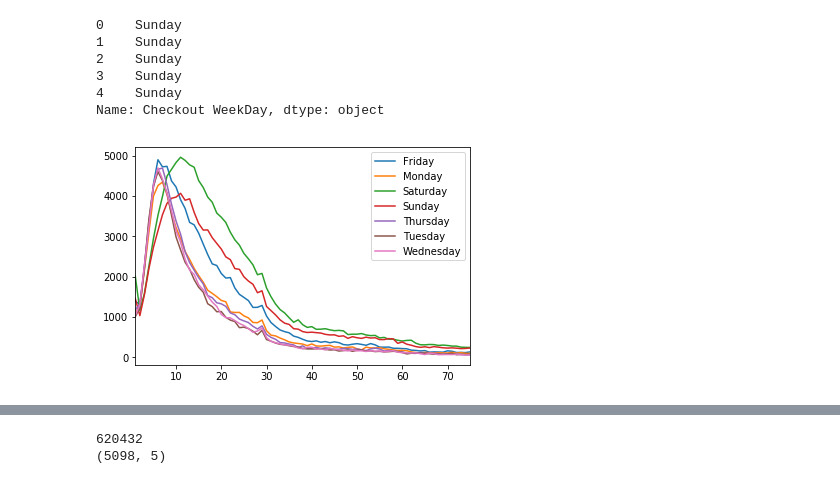
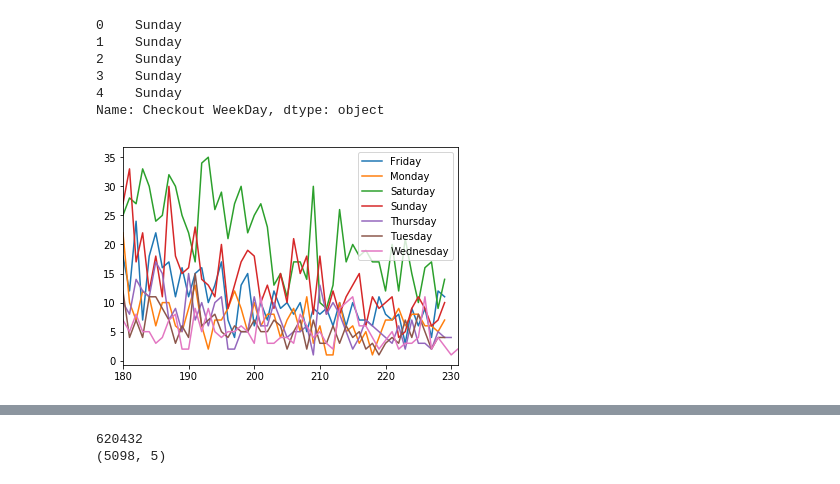
Before and after one commit to danny305/Austin-bike-project, a Jupyter notebook: danny_data_exploration.ipynb, the cells around one changed output, grey strips where cells are left out. Drawn from its saved outputs; the diff is of its cells as text; code cells hidden in the pictures.

```diff
--- a/danny_data_exploration.ipynb
+++ b/danny_data_exploration.ipynb
@@ -88,0 +86,32 @@ cycle_trips_df.shape
+# %%
+# all cycle df variants are initiated here and then added to the all list below
+
+cycle_df = cycle_df[
+    cycle_df['Checkout Date'].between('2013-12-21',
+                                            '2017-07-31',
+                                            inclusive=True)
+]
+
+cycle_df_no_0_2 = cycle_df.drop(cycle_df[
+    cycle_df['Trip Duration Minutes'].isin([0,1,2])].index)
+
+cycle_df_only_0_2 = cycle_df.drop(cycle_df[
+    cycle_df['Trip Duration Minutes'] > 2].index)
+
+cycle_df_less_75_min =  cycle_df.drop(cycle_df[
+    cycle_df['Trip Duration Minutes'] > 75].index)
+
+cycle_df_longer_75_min =  cycle_df.drop(cycle_df[
+    cycle_df['Trip Duration Minutes'] < 75].index)
+
+
+
+all_cycle_df = [cycle_df,
+                cycle_df_no_0_2,cycle_df_only_0_2,
+                cycle_df_less_75_min, cycle_df_longer_75_min,
+               ]
+
+
+for df in all_cycle_df:
+    print(df.shape)
+#cycle_trips_df[cycle_trips_df['Trip ID'] == 16553021]
@@ -139,13 +214,15 @@ cycle_trips_df['Checkout WeekDay'].head()
 4    Sunday
 Name: Checkout WeekDay, dtype: object
 # %%
-cycle_weekdays = cycle_trips_df.groupby('Checkout WeekDay')
-cycle_months   = cycle_trips_df.groupby('Month')
-cycle_checkout = cycle_trips_df.groupby('Checkout Kiosk')
-cycle_return  = cycle_trips_df.groupby('Return Kiosk')
+df = all_cycle_df[4]
+
+cycle_weekdays = df.groupby('Checkout WeekDay')
+cycle_months   = df.groupby('Month')
+cycle_checkout = df.groupby('Checkout Kiosk')
+cycle_return   = df.groupby('Return Kiosk')
 # %%
 for name,group in cycle_weekdays:
     group['Trip Duration Minutes'].value_counts().sort_index()\
-    .head(75).plot(legend=True,label=name)
+    .head(50).plot(legend=True,label=name)
 # %% [output]
-[figure, old version]
+[figure, new version]
```
Also changed, not shown: parts of 24 cells of this notebook.
